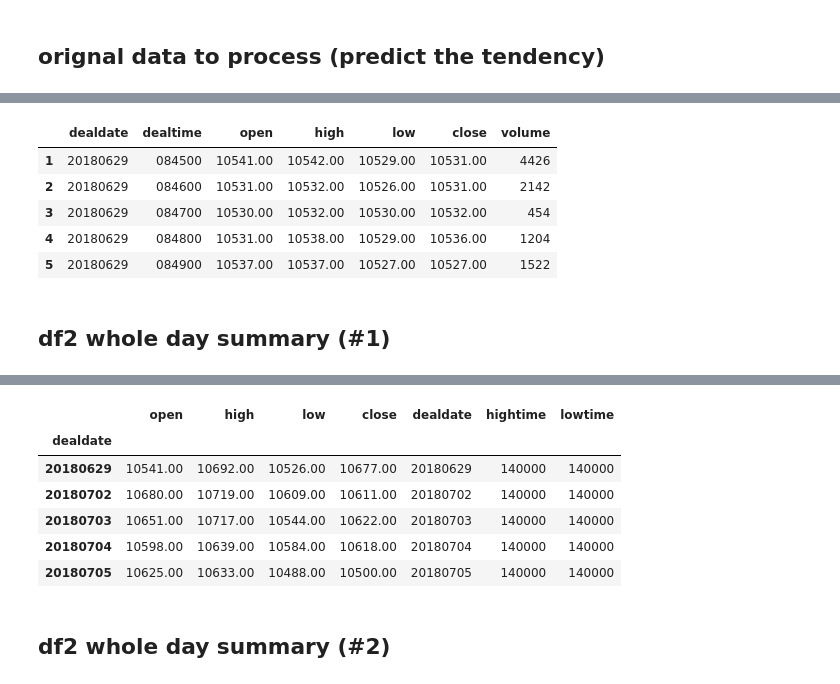
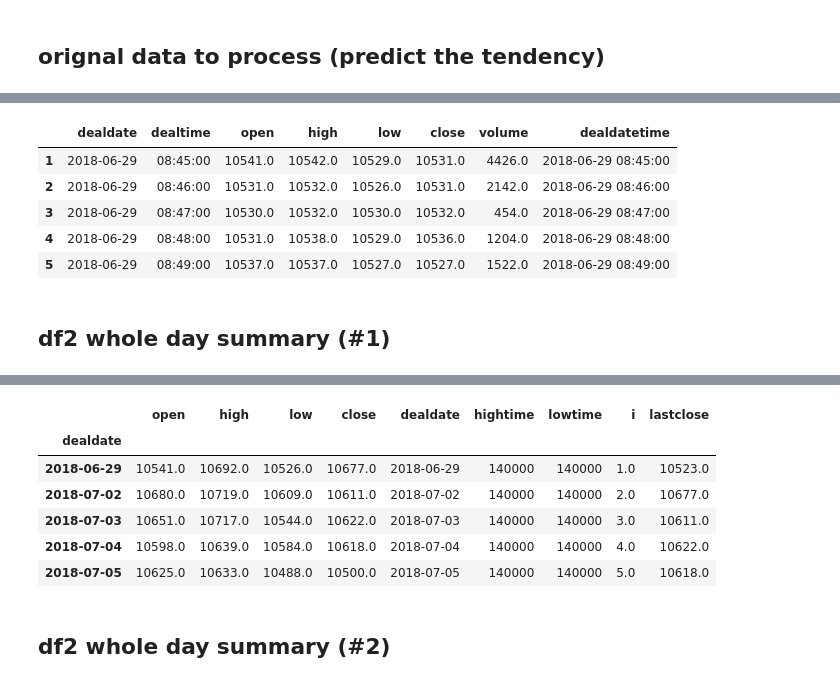
Before and after one commit to maochaokuo/pyKerasGA1, a Jupyter notebook: twfutures1.ipynb, the cells around one changed output, grey strips where cells are left out. Saved outputs shown, nothing was run; the diff lists cells and outputs as text; code cells hidden in the pictures.

```diff
--- a/twfutures1.ipynb
+++ b/twfutures1.ipynb
@@ -53,0 +73,26 @@ print(datetime.datetime.now()) # about 0.5 second
+# %%
+
+df['open'] = pd.to_numeric(df['open'], downcast='float')
+df['high'] = pd.to_numeric(df['high'], downcast='float')
+df['low'] = pd.to_numeric(df['low'], downcast='float')
+df['close'] = pd.to_numeric(df['close'], downcast='float')
+df['volume'] = pd.to_numeric(df['volume'], downcast='float')
+# %%
+#dfNext['dealdate']=str(dfNext['dealdate'])
+dfNext=df
+for index, row in dfNext.iterrows():
+    dealdate=row['dealdate']#[:4]+'-'+row['dealdate'][4:6]+'-'+row['dealdate'][6:]
+    dfNext.at[index,'dealdate']=datetime.datetime.strptime(dealdate, '%Y%m%d')
+    dfNext.at[index,'dealtime']=datetime.datetime.strptime(row['dealtime'], '%H%M%S')
+    #dfNext.at[index,'dealtime']=datetime.datetime.strptime(dealdate[:4]+'-'+dealdate[4:6]+'-'+dealdate[6:8])
+    #dfNext.at[index,'dealdate']=row['dealdate'][:4]+'-'+row['dealdate'][4:6]+'-'+row['dealdate'][6:]
+    #dfNext.at[index,'dealtime']=row['dealtime'][:2]+':'+row['dealtime'][2:4]+':'+row['dealtime'][4:]
+    dfNext.at[index,'dealdatetime']=row['dealdate'][:4]+'-'+row['dealdate'][4:6]+'-'+row['dealdate'][6:]+' '+row['dealtime'][:2]+':'+row['dealtime'][2:4]+':'+row['dealtime'][4:]
+
+dfNext['dealdatetime']= pd.to_datetime(dfNext['dealdatetime'])
+dfNext['dealtime']=dfNext['dealdatetime'].dt.time
+dfNext['dealdate']=dfNext['dealdatetime'].dt.date
+#dfNext['dealtime']= pd.to_datetime(dfNext['dealdatetime']).time()
+print(dfNext.head())
+print(dfNext.dtypes)
+#wrong!!!!!!!!!!!!!!!!!!
@@ -54,14 +117,15 @@ print(datetime.datetime.now()) # about 0.5 second
 # %%
+df.dtypes
 #df1=df(['dealdate','dealtime','open','high','low','close','volume'], dtypes=[np.str,np.str,np.float64,np.float64,np.float64,np.float64,np.int64])
 #df.dtypes
 df.head()
 # %% [output]
-|  | dealdate | dealtime | open | high | low | close | volume |
-| 1 | 20180629 | 084500 | 10541.00 | 10542.00 | 10529.00 | 10531.00 | 4426 |
-| 2 | 20180629 | 084600 | 10531.00 | 10532.00 | 10526.00 | 10531.00 | 2142 |
-| 3 | 20180629 | 084700 | 10530.00 | 10532.00 | 10530.00 | 10532.00 | 454 |
-| 4 | 20180629 | 084800 | 10531.00 | 10538.00 | 10529.00 | 10536.00 | 1204 |
-| 5 | 20180629 | 084900 | 10537.00 | 10537.00 | 10527.00 | 10527.00 | 1522 |
+|  | dealdate | dealtime | open | high | low | close | volume | dealdatetime |
+| 1 | 2018-06-29 | 08:45:00 | 10541.0 | 10542.0 | 10529.0 | 10531.0 | 4426.0 | 2018-06-29 08:45:00 |
+| 2 | 2018-06-29 | 08:46:00 | 10531.0 | 10532.0 | 10526.0 | 10531.0 | 2142.0 | 2018-06-29 08:46:00 |
+| 3 | 2018-06-29 | 08:47:00 | 10530.0 | 10532.0 | 10530.0 | 10532.0 | 454.0 | 2018-06-29 08:47:00 |
+| 4 | 2018-06-29 | 08:48:00 | 10531.0 | 10538.0 | 10529.0 | 10536.0 | 1204.0 | 2018-06-29 08:48:00 |
+| 5 | 2018-06-29 | 08:49:00 | 10537.0 | 10537.0 | 10527.0 | 10527.0 | 1522.0 | 2018-06-29 08:49:00 |
 # %% [markdown]
 ## df2 whole day summary (#1)
 # %%
@@ -73,6 +137,20 @@ df2=df2.join(df.groupby('dealdate')['dealdate'].last())
 #df2['dealdate']=df2['name']
 df2['hightime']='140000'
 df2['lowtime']='140000'
+l=1
+for index, row in df2.iterrows():
+    df2.at[index,'i']=int(l)
+    l=l+1
+lastclose=0
+for index, row in df2.iterrows():
+    if lastclose==0:
+        lastclose=row['close']
+        if row['dealdate']==datetime.date(2018,6,29):
+            df2.at[index,'lastclose']=10523
+        continue
+    df2.at[index,'lastclose']=lastclose
+    lastclose=row['close']
+#df2[df2['i']]
 print(datetime.datetime.now()) # about 0.2 second
 df2.head()
 # %% [output]
@@ -80,10 +158,10 @@ df2.head()
-|  | open | high | low | close | dealdate | hightime | lowtime |
-| dealdate |  |  |  |  |  |  |  |
-| 20180629 | 10541.00 | 10692.00 | 10526.00 | 10677.00 | 20180629 | 140000 | 140000 |
-| 20180702 | 10680.00 | 10719.00 | 10609.00 | 10611.00 | 20180702 | 140000 | 140000 |
-| 20180703 | 10651.00 | 10717.00 | 10544.00 | 10622.00 | 20180703 | 140000 | 140000 |
-| 20180704 | 10598.00 | 10639.00 | 10584.00 | 10618.00 | 20180704 | 140000 | 140000 |
-| 20180705 | 10625.00 | 10633.00 | 10488.00 | 10500.00 | 20180705 | 140000 | 140000 |
+|  | open | high | low | close | dealdate | hightime | lowtime | i | lastclose |
+| dealdate |  |  |  |  |  |  |  |  |  |
+| 2018-06-29 | 10541.0 | 10692.0 | 10526.0 | 10677.0 | 2018-06-29 | 140000 | 140000 | 1.0 | 10523.0 |
+| 2018-07-02 | 10680.0 | 10719.0 | 10609.0 | 10611.0 | 2018-07-02 | 140000 | 140000 | 2.0 | 10677.0 |
+| 2018-07-03 | 10651.0 | 10717.0 | 10544.0 | 10622.0 | 2018-07-03 | 140000 | 140000 | 3.0 | 10611.0 |
+| 2018-07-04 | 10598.0 | 10639.0 | 10584.0 | 10618.0 | 2018-07-04 | 140000 | 140000 | 4.0 | 10622.0 |
+| 2018-07-05 | 10625.0 | 10633.0 | 10488.0 | 10500.0 | 2018-07-05 | 140000 | 140000 | 5.0 | 10618.0 |
 # %% [markdown]
 ## df2 whole day summary (#2)
 # %%
```
Also changed, not shown: parts of 29 cells of this notebook.
